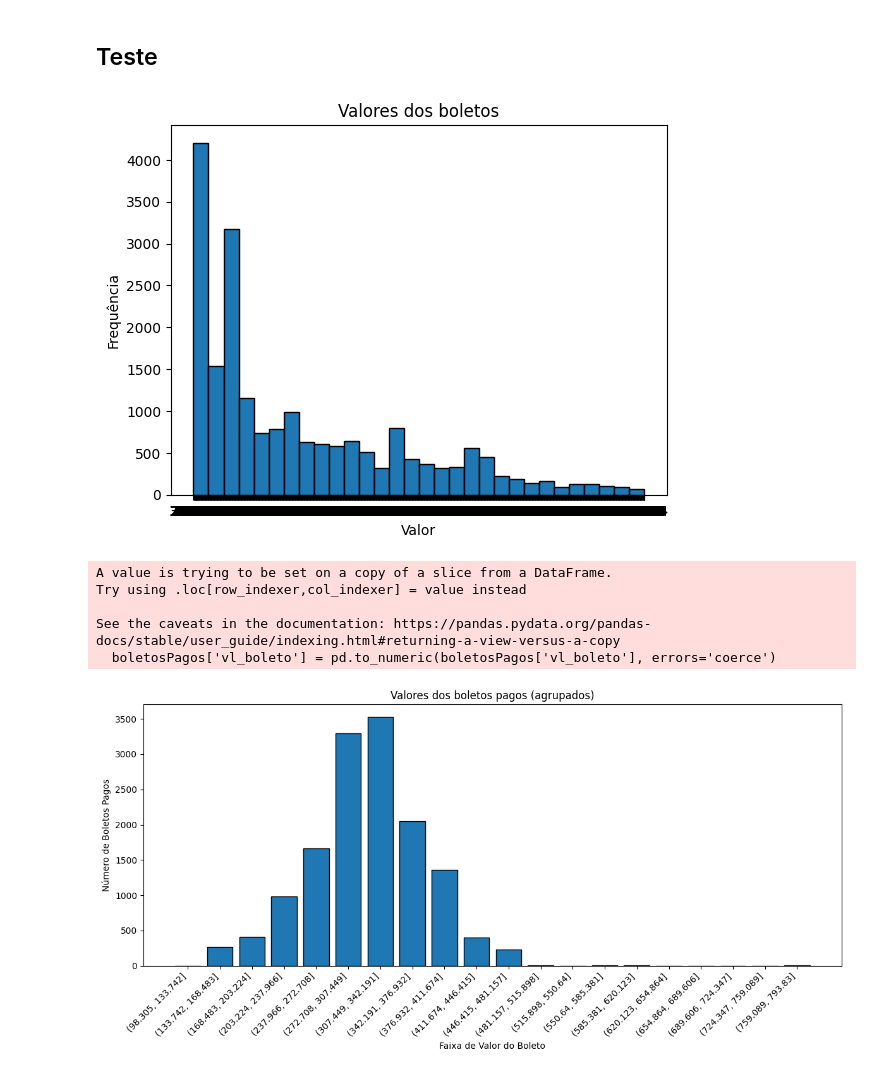
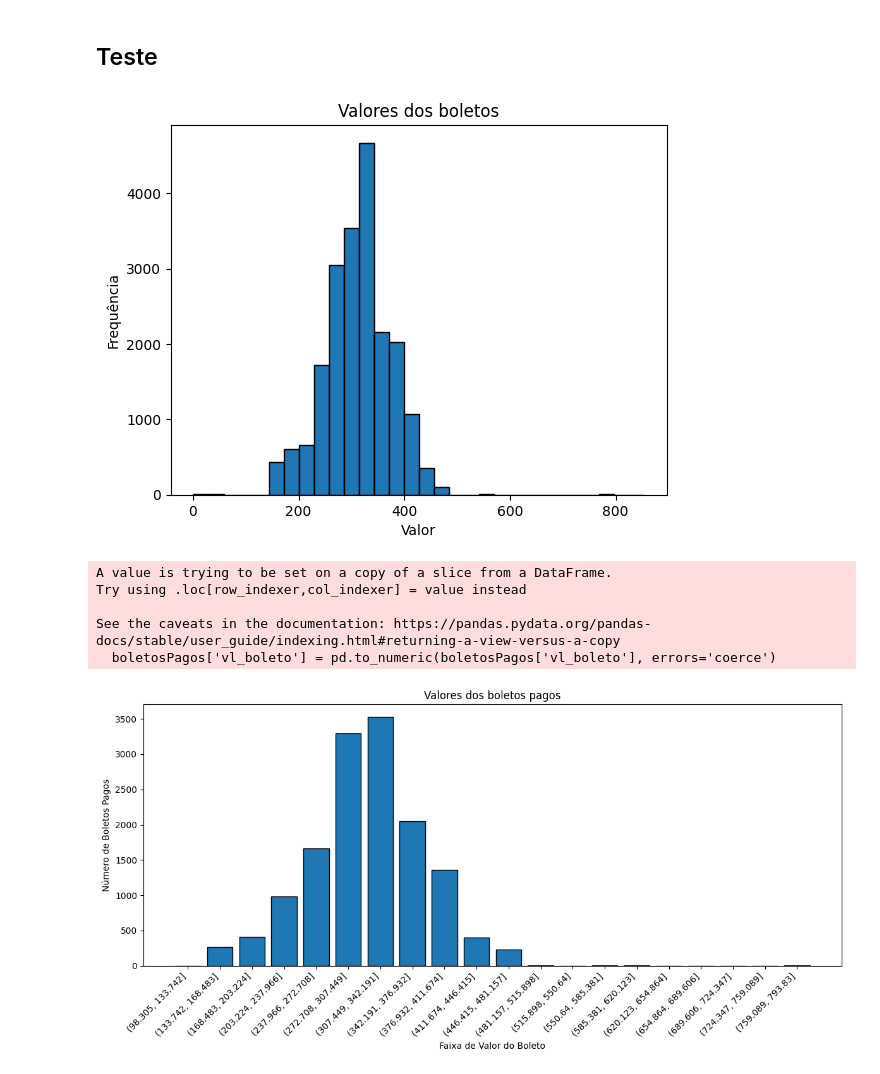
Before and after one commit to jjalmeidadev/payback-projeto, a Jupyter notebook: notebooks/Exploração_de_Dados,_Pré_processamento_e_Levantamento_de_Hipóteses_The_Seven.ipynb, the cells around one changed output. Saved outputs shown, nothing was run; the diff lists cells and outputs as text; code cells hidden in the pictures.

Commit message:
feat: Adicionando os gráficos

```diff
--- a/notebooks/Exploração_de_Dados,_Pré_processamento_e_Levantamento_de_Hipóteses_The_Seven.ipynb
+++ b/notebooks/Exploração_de_Dados,_Pré_processamento_e_Levantamento_de_Hipóteses_The_Seven.ipynb
@@ -325,8 +278,8 @@ plt.show()
 # %%
 # Criar mapeamento manual
 mapping = {'REGISTRADO': 0, 'BAIXADO': 1, 'LIQUIDADO': 2}
-df_gf['status_num'] = df_gf['status_boleto'].map(mapping)
-boletosPagos = df_gf[(df_gf['status_num'].isin([0, 1]))]
+TabelaAtual['status_num'] = TabelaAtual['status_boleto'].map(mapping)
+boletosPagos = TabelaAtual[(TabelaAtual['status_num'].isin([0, 1]))]
 
 ## Pegando intervalo de datas de inclusão e vencimento entre boletos pagos
 dataVen = boletosPagos['data_vencto']
@@ -345,7 +298,7 @@ plt.show()
 [figure]
 # %%
 
-boletosPagos = df_gf[(df_gf['status_num'].isin([2]))]
+boletosPagos = TabelaAtual[(TabelaAtual['status_num'].isin([2]))]
 boletosPagos['qtd_acessos_pagador'] = boletosPagos['qtd_acessos_pagador'].replace('\\N', 0)
 boletosPagos = boletosPagos[~boletosPagos.apply(lambda row: row.astype(str).str.contains(r'\\N').any(), axis=1)]
 
@@ -357,7 +310,7 @@ quantAcessos = quantAcessos.sort_index()
 plt.bar(quantAcessos.index, quantAcessos.values, edgecolor="black")
 plt.title("Quantidade de Acessos x Número de boletos")
 plt.xlabel("Quantidade de Acessos")
-plt.ylabel("Número de boletos")
+plt.ylabel("Número de boletos pagos")
 plt.show()
 # %% [output]
 A value is trying to be set on a copy of a slice from a DataFrame.
@@ -404,0 +412,12 @@ See the caveats in the documentation: https://pandas.pydata.org/pandas-docs/stab
+# %%
+DiasParaPagar = (boletosPagos['dt_pagto'] - boletosPagos['data_inclusao']).dt.days
+TabelaAtual['dias_para_pagar'] = DiasParaPagar
+DiasParaPagar = DiasParaPagar.value_counts().sort_index()
+
+
+    # Gráfico de barras
+plt.plot(DiasParaPagar.index, DiasParaPagar.values, marker="o")
+plt.title("Dias necessários para pagar após a inclusão")
+plt.xlabel("Dias para pagar")
+plt.ylabel("Número de boletos")
+plt.show()
@@ -404,0 +450,14 @@ See the caveats in the documentation: https://pandas.pydata.org/pandas-docs/stab
+# %%
+
+mapping = {0: 'Não Pago', 1: 'Não Pago', 2: 'Pago'}
+TabelaAtual['pago/n'] = TabelaAtual['status_num'].map(mapping)
+
+TabelaAtual['vl_boleto'] = pd.to_numeric(TabelaAtual['vl_boleto'], errors='coerce')
+
+plt.figure(figsize=(6,5))
+sns.barplot(x="pago/n", y="vl_boleto", data=TabelaAtual, estimator="mean")
+
+plt.title("Média de acessos por status de pagamento")
+plt.xlabel("Status de Pagamento")
+plt.ylabel("Média de Acessos")
+plt.show()
@@ -405,18 +476,18 @@ See the caveats in the documentation: https://pandas.pydata.org/pandas-docs/stab
 # %% [markdown]
 ## Teste
 # %%
-vBoleto = df_gf['vl_boleto'].value_counts().sort_index()
+vBoleto = TabelaAtual['vl_boleto'].value_counts().sort_index()
 
-plt.hist(df_gf['vl_boleto'], bins=30, edgecolor="black")
+plt.hist(TabelaAtual['vl_boleto'], bins=30, edgecolor="black")
 
 plt.title("Valores dos boletos")
 plt.xlabel("Valor")
 plt.ylabel("Frequência")
 plt.show()
 # %% [output]
-[figure, old version]
+[figure, new version]
 # %%
-boletosPagos = df_gf[df_gf['status_num'] == 2]
+boletosPagos = TabelaAtual[TabelaAtual['status_num'] == 2]
 
 boletosPagos['vl_boleto'] = pd.to_numeric(boletosPagos['vl_boleto'], errors='coerce')
 
@@ -446,4 +517,4 @@ Try using .loc[row_indexer,col_indexer] = value instead
 
 See the caveats in the documentation: https://pandas.pydata.org/pandas-docs/stable/user_guide/indexing.html#returning-a-view-versus-a-copy
   boletosPagos['vl_boleto'] = pd.to_numeric(boletosPagos['vl_boleto'], errors='coerce')
-[figure, old version]
+[figure, new version]
```
Also changed, not shown: parts of 16 cells of this notebook.
